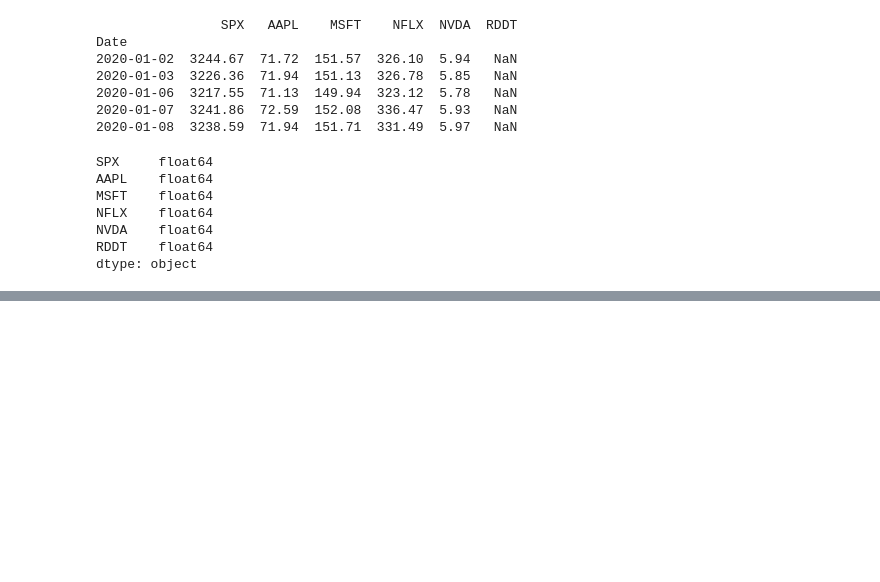
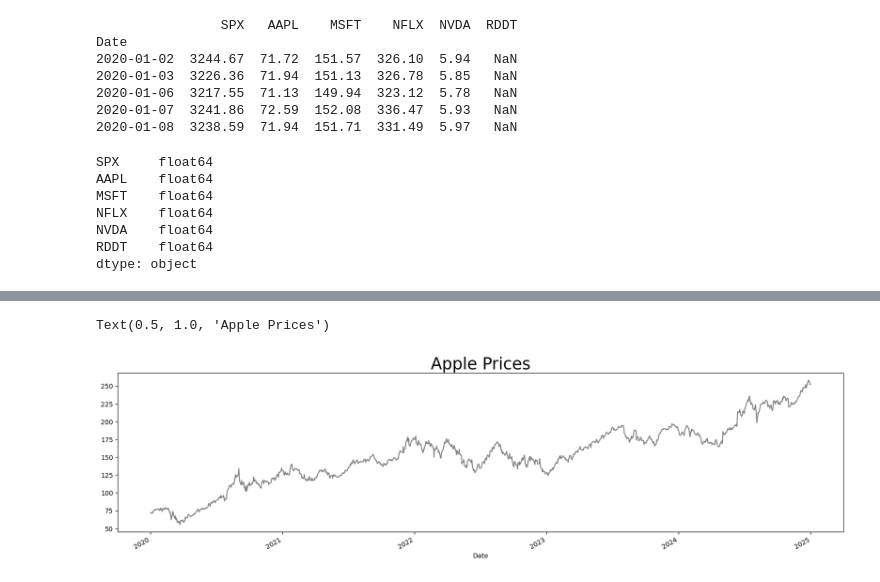
Before and after one commit to hivan04/spx_price_forecast, a Jupyter notebook: model.ipynb, the cells around one changed output, grey strips where cells are left out. Saved outputs shown, nothing was run; the diff lists cells and outputs as text; code cells hidden in the pictures; blank space fills up the shorter version.

```diff
--- a/model.ipynb
+++ b/model.ipynb
@@ -95,0 +103,6 @@ dtype: object
+# %%
+stock.AAPL.plot(figsize = (20,5), color = "grey")
+plt.title("Apple Prices", size=25)
+# %% [output]
+Text(0.5, 1.0, 'Apple Prices')
+[figure, added]
```
Also changed, not shown: parts of 9 cells of this notebook.
